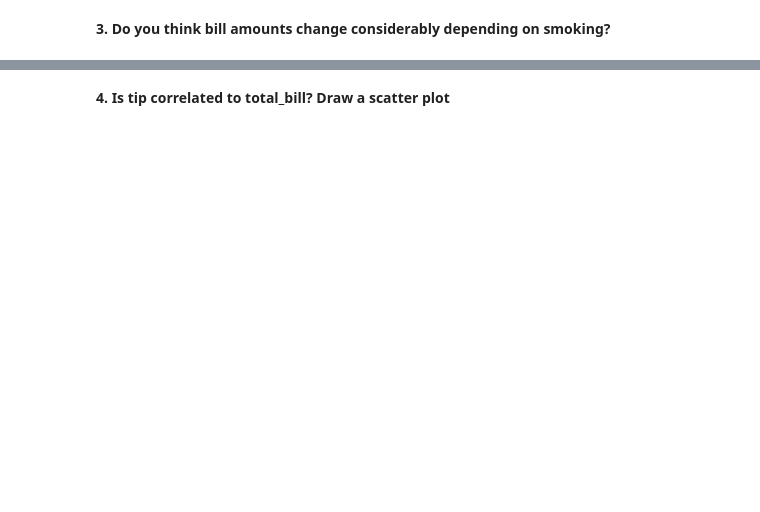
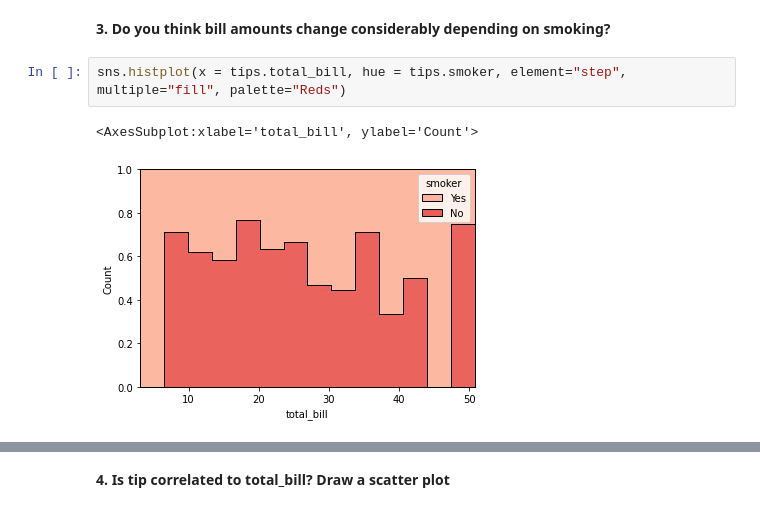
Before and after one commit to ironhack-datalabs/datamad1020-rev, a Jupyter notebook: module-1/lab-matplotlib-seaborn/your-code/challenge-1.ipynb, the cells around one changed output, grey strips where cells are left out. Drawn from its saved outputs; the diff is of its cells as text; blank space fills up the shorter version.

```diff
--- a/module-1/lab-matplotlib-seaborn/your-code/challenge-1.ipynb
+++ b/module-1/lab-matplotlib-seaborn/your-code/challenge-1.ipynb
@@ -17,2 +52,7 @@ Answer all questions by drawing a graph. Then explain.
 # %% [markdown]
 **3. Do you think bill amounts change considerably depending on smoking?**
+# %%
+sns.histplot(x = tips.total_bill, hue = tips.smoker, element="step", multiple="fill", palette="Reds")
+# %% [output]
+<AxesSubplot:xlabel='total_bill', ylabel='Count'>
+[figure, added]
```
Also changed, not shown: parts of 10 cells of this notebook, 1 other file.
